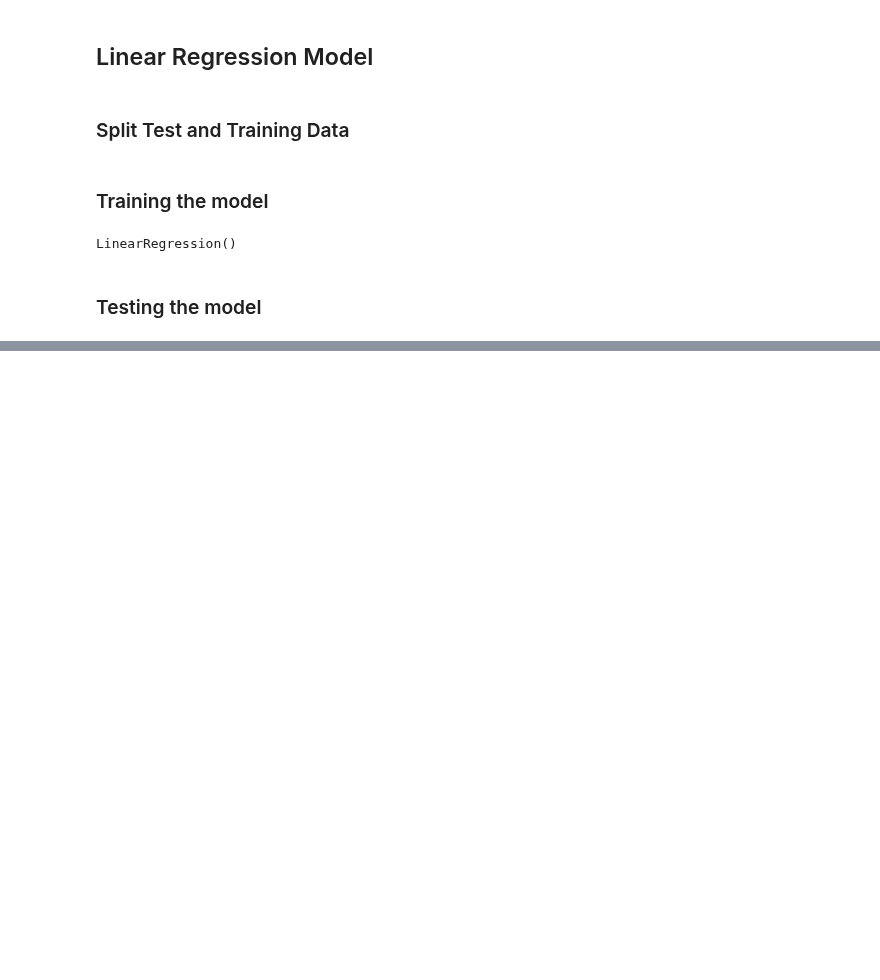
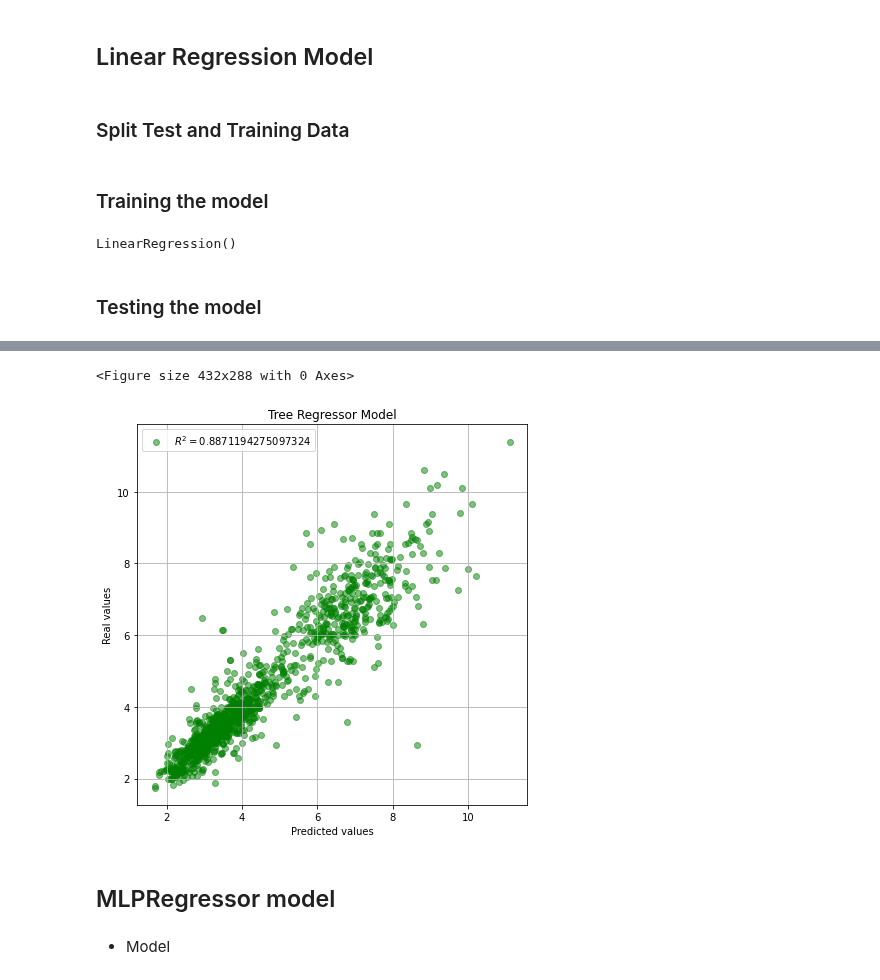
Before and after one commit to matias-dogliani/energybuild, a Jupyter notebook: Training_Testing_model.ipynb, the cells around one changed output, grey strips where cells are left out. Saved outputs shown, nothing was run; the diff lists cells and outputs as text; code cells hidden in the pictures; blank space fills up the shorter version.

```diff
--- a/Training_Testing_model.ipynb
+++ b/Training_Testing_model.ipynb
@@ -117,0 +172,2 @@ LinearRegression()
+# %%
+predictions=DecTreeReg.predict(X_test)
@@ -117,0 +181,18 @@ LinearRegression()
+# %%
+plt.figure()
+plt.figure(figsize=(7, 7))
+plt.grid()
+plt.scatter(y_test,predictions,alpha=0.5,color='green',label=r'$R^2 = $' + str(r2))
+plt.title("Tree Regressor Model")
+plt.ylabel("Real values")
+plt.xlabel("Predicted values")
+plt.legend()
+plt.savefig("./Imgs/tree_regressor_model.png",transparent=True)
+plt.show()
+# %% [output]
+<Figure size 432x288 with 0 Axes>
+[figure, added]
+# %% [markdown]
+## MLPRegressor model
+# %% [markdown]
+* Model
```
Also changed, not shown: parts of 18 cells of this notebook, 2 other files.
